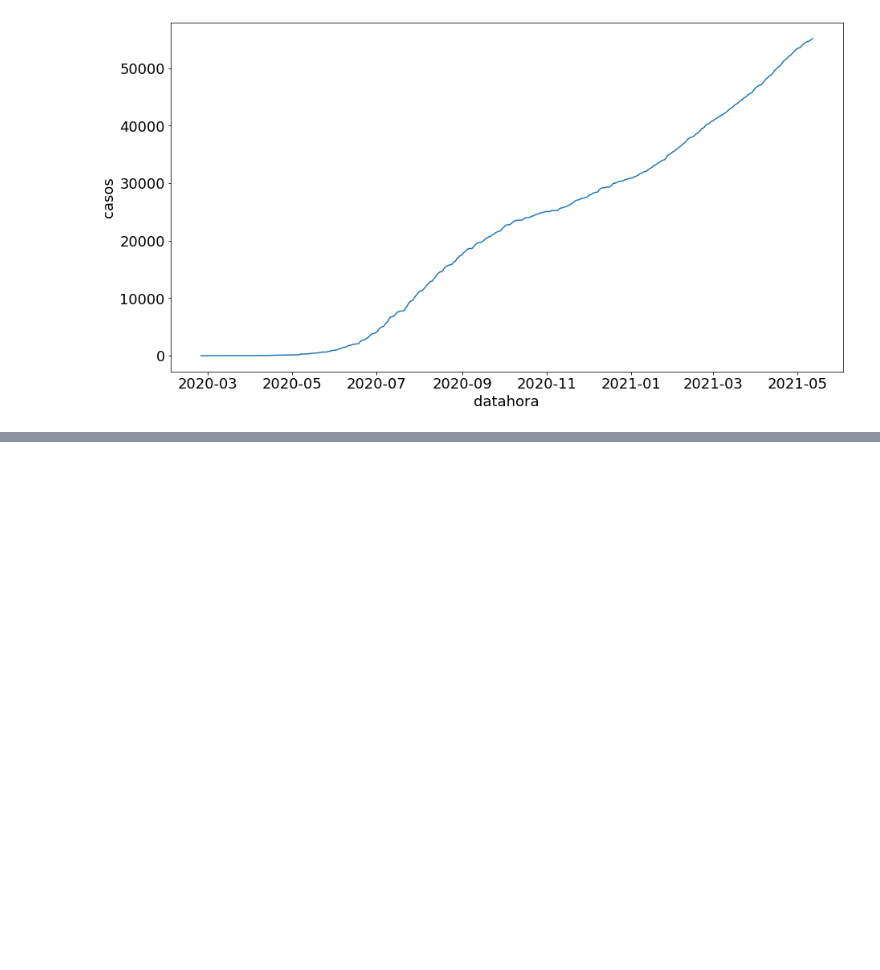
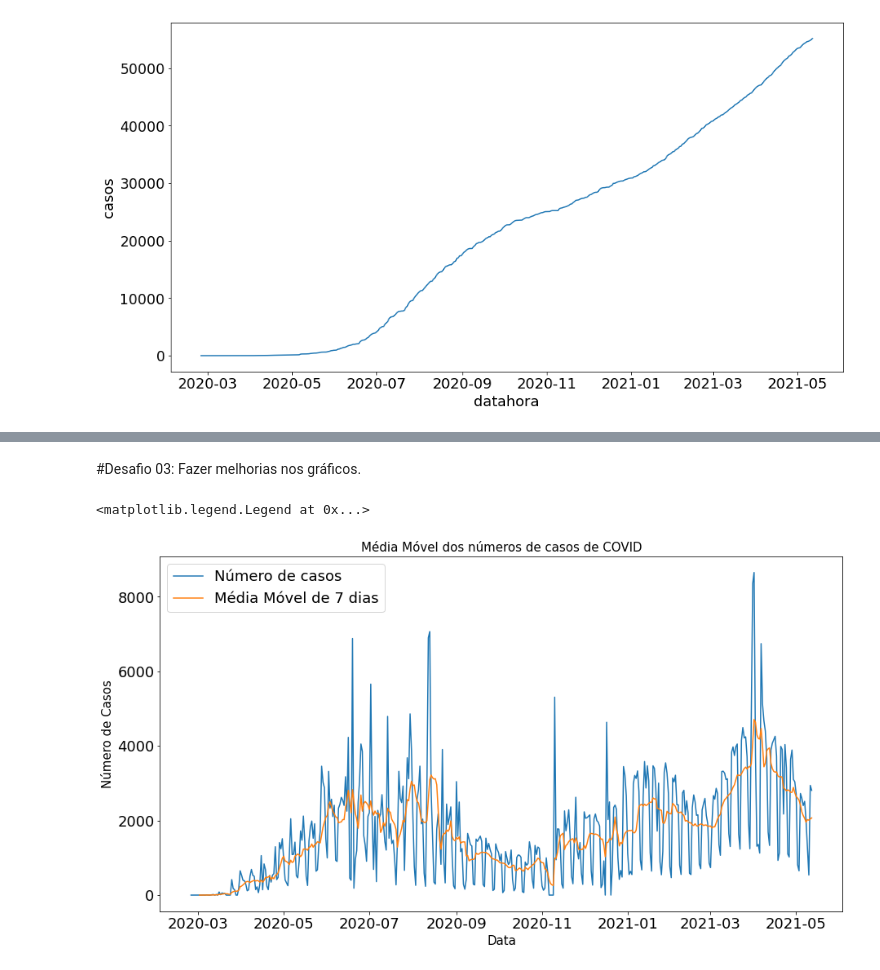
Before and after one commit to laugustovieira/prophet_covid, a Jupyter notebook: Desafio_modulo03_aula01.ipynb, the cells around one changed output, grey strips where cells are left out. Cells and saved outputs as stored; diff of their text form; code cells hidden in the pictures; blank space fills up the shorter version.

```diff
--- a/Desafio_modulo03_aula01.ipynb
+++ b/Desafio_modulo03_aula01.ipynb
@@ -46,0 +101,14 @@ sns.lineplot(x="datahora",y="casos", data = dados_rp2)
+# %% [markdown]
+#Desafio 03: Fazer melhorias nos gráficos.
+# %%
+plt.title("Média Móvel dos números de casos de COVID", size = 15)
+plt.xlabel('Data', size =15)
+plt.ylabel("Número de Casos", size = 15)
+
+sns.lineplot(x = "datahora", y= "casos_novos", data = dados_sp)
+sns.lineplot(x="datahora", y="media_movel_casos", data=dados_sp )
+
+plt.legend(["Número de casos", "Média Móvel de 7 dias"])
+# %% [output]
+<matplotlib.legend.Legend at 0x...>
+[figure, added]
```
Also changed, not shown: parts of 18 cells of this notebook.
